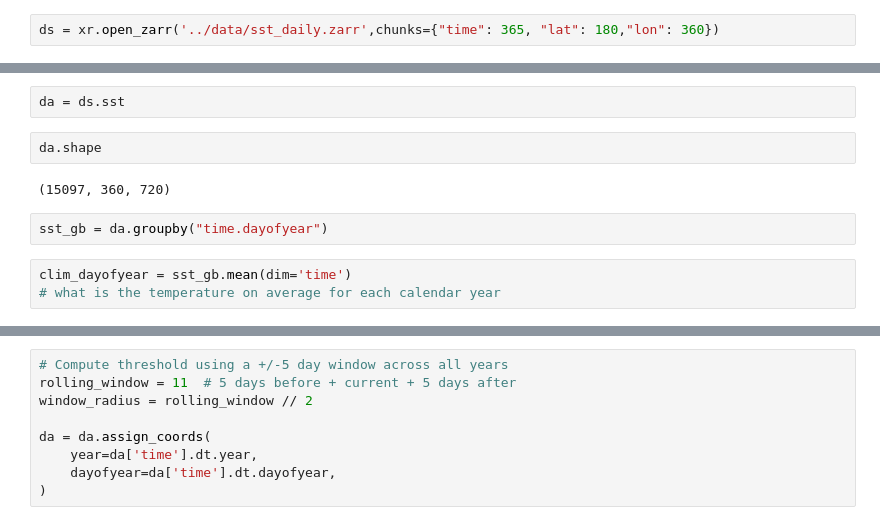
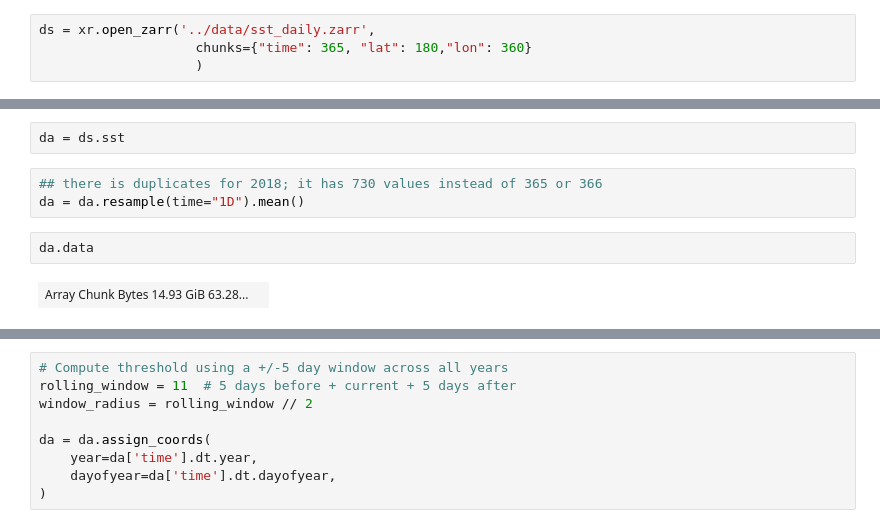
Before and after one commit to lucieDLE/MHW-Detection, a Jupyter notebook: notebook/heatwave_detection.ipynb, the cells around one changed output, grey strips where cells are left out. Drawn from its saved outputs; the diff is of its cells as text.

```diff
--- a/notebook/heatwave_detection.ipynb
+++ b/notebook/heatwave_detection.ipynb
@@ -12,15 +17,15 @@ import pandas as pd
 # %%
-ds = xr.open_zarr('../data/sst_daily.zarr',chunks={"time": 365, "lat": 180,"lon": 360})
+ds = xr.open_zarr('../data/sst_daily.zarr',
+                    chunks={"time": 365, "lat": 180,"lon": 360}
+                    )
 # %%
 ds = ds.coarsen(lat=2, lon=2).mean()
 # %%
 da = ds.sst
+# %%
+## there is duplicates for 2018; it has 730 values instead of 365 or 366
+da = da.resample(time="1D").mean()
 # %%
-da.shape
+da.data
 # %% [output]
-(15097, 360, 720)
+| Array Chunk Bytes 14.93 GiB 63.28... |  |
-# %%
-sst_gb = da.groupby("time.dayofyear")
-# %%
-clim_dayofyear = sst_gb.mean(dim='time')
-# what is the temperature on average for each calendar year
```
Also changed, not shown: parts of 36 cells of this notebook.
